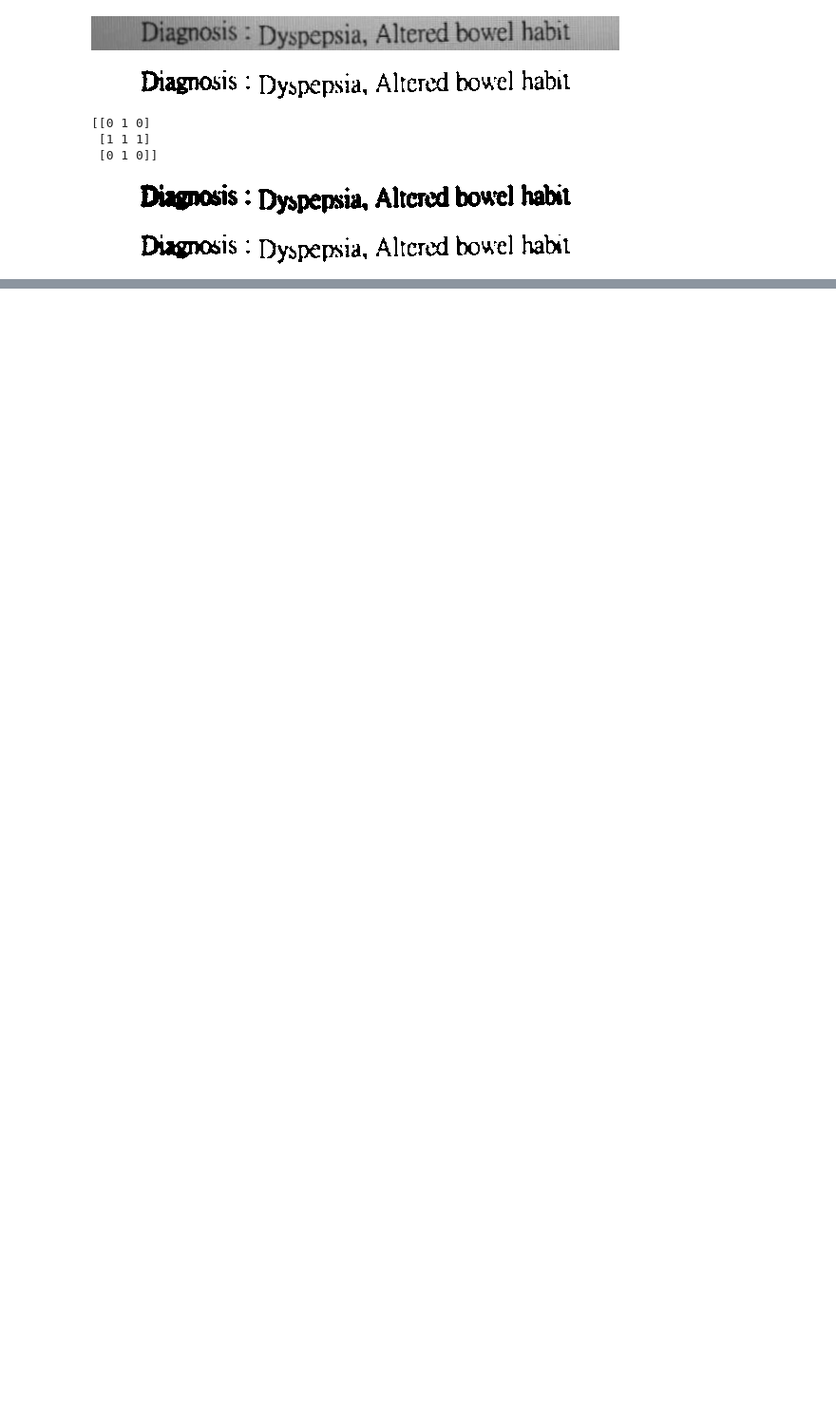
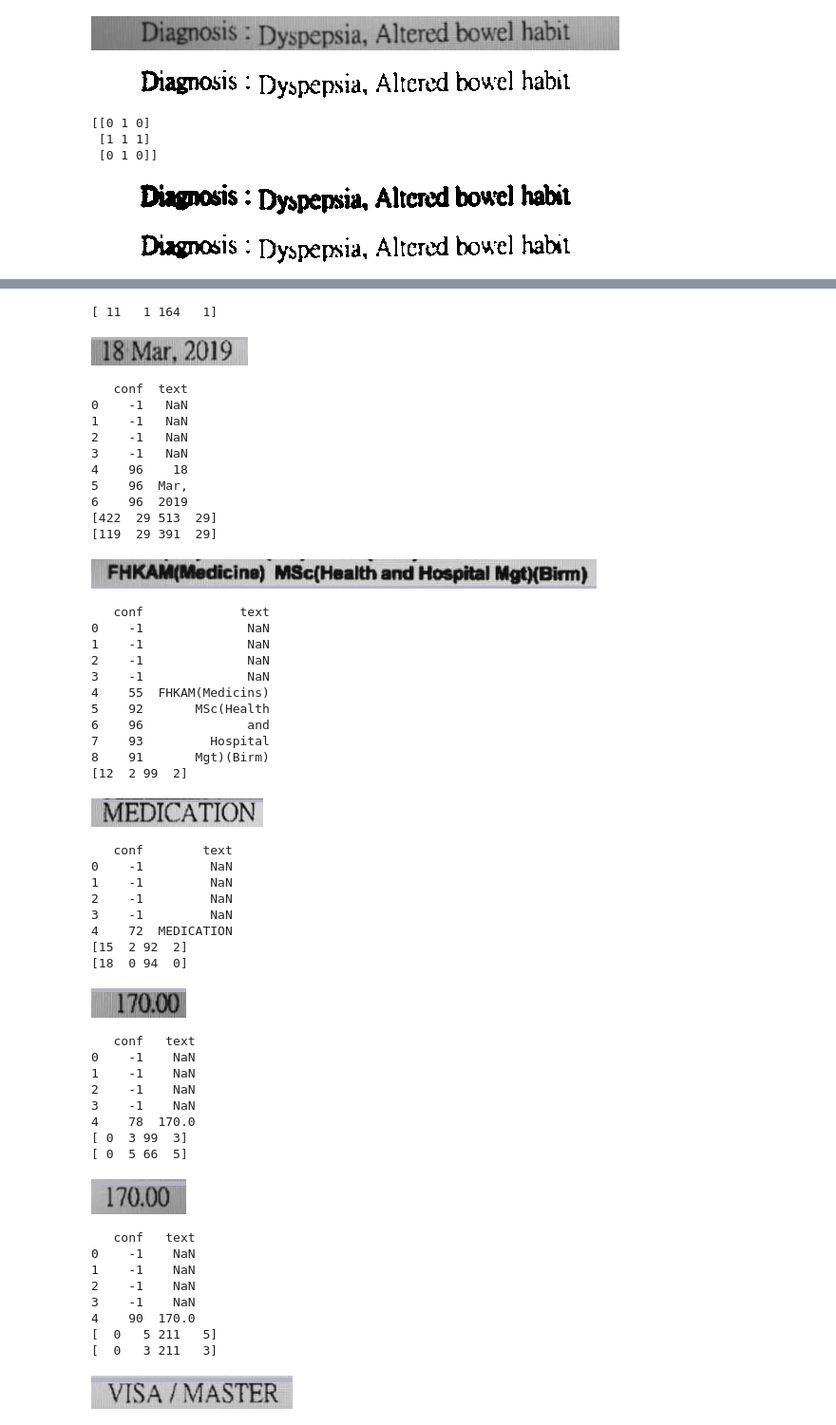
Before and after one commit to vance-coder/OCR, a Jupyter notebook: pre_precess.ipynb, the cells around one changed output, grey strips where cells are left out. Shown at 95% size. Saved outputs shown, nothing was run; the diff lists cells and outputs as text; code cells hidden in the pictures; blank space fills up the shorter version.

```diff
--- a/pre_precess.ipynb
+++ b/pre_precess.ipynb
@@ -111,0 +172,60 @@ threshold(...)
+# %%
+for p in paths:
+    src = cv.imread(p)
+    image = line_detect_possible(src)
+    if image is not None:
+        text = pytesseract.image_to_data(image, output_type=pytesseract.Output.DATAFRAME, config='-l eng --oem 3 --psm 7 -c load_system_dawg=0 -c load_freq_dawg=0')
+        print(text[['conf', 'text']])
+# %% [output]
+[ 11   1 164   1]
+[figure, added]
+   conf  text
+0    -1   NaN
+1    -1   NaN
+2    -1   NaN
+3    -1   NaN
+4    96    18
+5    96  Mar,
+6    96  2019
+[422  29 513  29]
+[119  29 391  29]
+[figure, added]
+   conf             text
+0    -1              NaN
+1    -1              NaN
+2    -1              NaN
+3    -1              NaN
+4    55  FHKAM(Medicins)
+5    92       MSc(Health
+6    96              and
+7    93         Hospital
+8    91       Mgt)(Birm)
+[12  2 99  2]
+[figure, added]
+   conf        text
+0    -1         NaN
+1    -1         NaN
+2    -1         NaN
+3    -1         NaN
+4    72  MEDICATION
+[15  2 92  2]
+[18  0 94  0]
+[figure, added]
+   conf   text
+0    -1    NaN
+1    -1    NaN
+2    -1    NaN
+3    -1    NaN
+4    78  170.0
+[ 0  3 99  3]
+[ 0  5 66  5]
+[figure, added]
+   conf   text
+0    -1    NaN
+1    -1    NaN
+2    -1    NaN
+3    -1    NaN
+4    90  170.0
+[  0   5 211   5]
+[  0   3 211   3]
+[figure, added]
```
Also changed, not shown: parts of 4 cells of this notebook.
